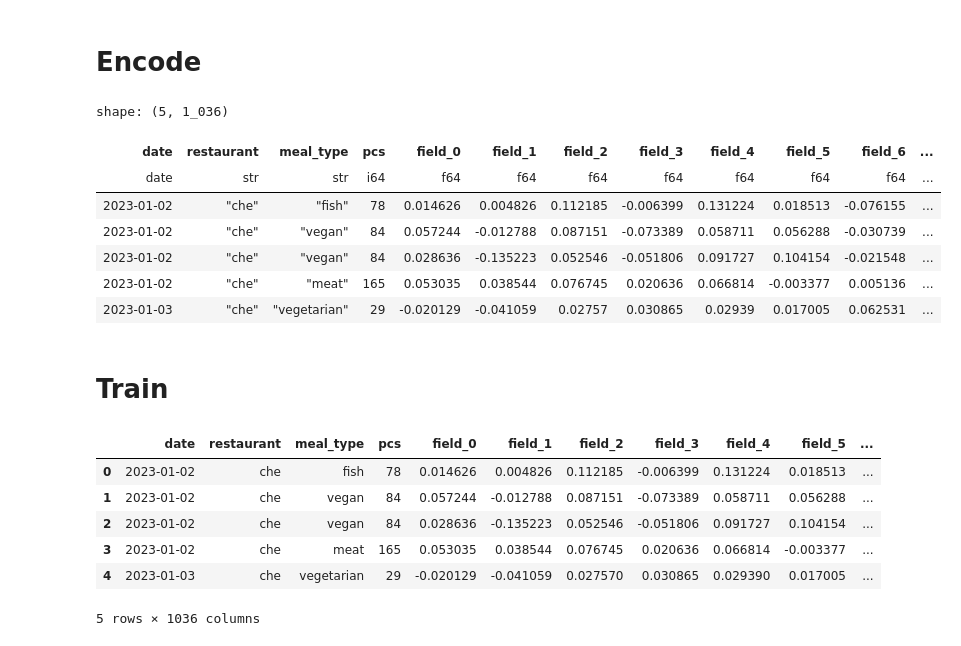
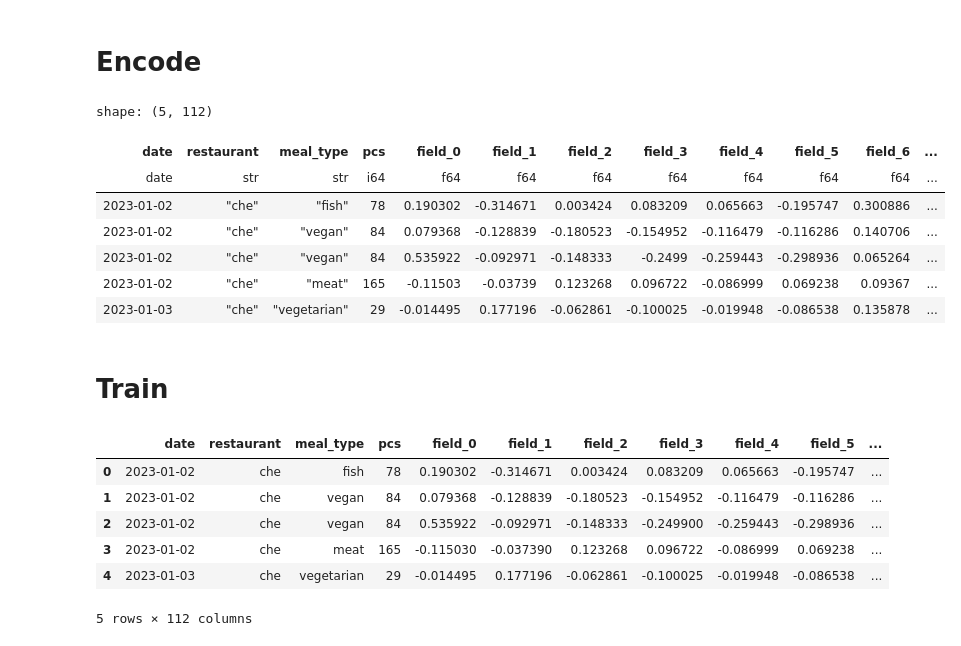
Before and after one commit to Food-Waste-Optimization/Food-Waste-Optimization, a Jupyter notebook: notebooks/forecaster/idea_1_naive_embd.ipynb, the cells around one changed output. Drawn from its saved outputs; the diff is of its cells as text; code cells hidden in the pictures.

```diff
--- a/notebooks/forecaster/idea_1_naive_embd.ipynb
+++ b/notebooks/forecaster/idea_1_naive_embd.ipynb
@@ -106,41 +107,48 @@ pos = pos.with_columns(
 
 
 # Encode datetime
 pos = (
     pos
     .with_columns(
         pl.col('date').dt.weekday().alias('weekday'),
         pl.col('date').dt.day().alias('day'),
         pl.col('date').dt.month().alias('month'),
     )
     .with_columns(
         (pl.col('weekday') * 2 * np.pi / 7).sin().alias('weekday_sin'),
         (pl.col('weekday') * 2 * np.pi / 7).cos().alias('weekday_cos'),
         (pl.col('day') * 2 * np.pi / 31).sin().alias('day_sin'),
         (pl.col('day') * 2 * np.pi / 31).cos().alias('day_cos'),
         (pl.col('month') * 2 * np.pi / 12).sin().alias('month_sin'),
         (pl.col('month') * 2 * np.pi / 12).cos().alias('month_cos'),
     )
     .drop('weekday', 'day', 'month')
 )
 
 
 
-# Convert embedding vector to column
-pos = pos.with_columns(pl.col("embedding").list.to_struct()).unnest("embedding")
+# Convert embedding vector to column with PCA
+# pos = pos.with_columns(pl.col("embedding").list.to_struct()).unnest("embedding")
+features = pos.select(pl.col("embedding").list.to_struct()).unnest("embedding")
+features_scaled = PCA(n_components=100).fit_transform(features)
+pos = (
+    pos
+    .with_columns(pl.Series('embedding', values=features_scaled).arr.to_struct())
+    .unnest("embedding")
+)
 
 
 
 pos.head()
 # %% [output]
-shape: (5, 1_036)
+shape: (5, 112)
 | date | restaurant | meal_type | pcs | field_0 | field_1 | field_2 | field_3 | field_4 | field_5 | field_6 | ... |
 | date | str | str | i64 | f64 | f64 | f64 | f64 | f64 | f64 | f64 | ... |
-| 2023-01-02 | "che" | "fish" | 78 | 0.014626 | 0.004826 | 0.112185 | -0.006399 | 0.131224 | 0.018513 | -0.076155 | ... |
-| 2023-01-02 | "che" | "vegan" | 84 | 0.057244 | -0.012788 | 0.087151 | -0.073389 | 0.058711 | 0.056288 | -0.030739 | ... |
-| 2023-01-02 | "che" | "vegan" | 84 | 0.028636 | -0.135223 | 0.052546 | -0.051806 | 0.091727 | 0.104154 | -0.021548 | ... |
-| 2023-01-02 | "che" | "meat" | 165 | 0.053035 | 0.038544 | 0.076745 | 0.020636 | 0.066814 | -0.003377 | 0.005136 | ... |
-| 2023-01-03 | "che" | "vegetarian" | 29 | -0.020129 | -0.041059 | 0.02757 | 0.030865 | 0.02939 | 0.017005 | 0.062531 | ... |
+| 2023-01-02 | "che" | "fish" | 78 | 0.190302 | -0.314671 | 0.003424 | 0.083209 | 0.065663 | -0.195747 | 0.300886 | ... |
+| 2023-01-02 | "che" | "vegan" | 84 | 0.079368 | -0.128839 | -0.180523 | -0.154952 | -0.116479 | -0.116286 | 0.140706 | ... |
+| 2023-01-02 | "che" | "vegan" | 84 | 0.535922 | -0.092971 | -0.148333 | -0.2499 | -0.259443 | -0.298936 | 0.065264 | ... |
+| 2023-01-02 | "che" | "meat" | 165 | -0.11503 | -0.03739 | 0.123268 | 0.096722 | -0.086999 | 0.069238 | 0.09367 | ... |
+| 2023-01-03 | "che" | "vegetarian" | 29 | -0.014495 | 0.177196 | -0.062861 | -0.100025 | -0.019948 | -0.086538 | 0.135878 | ... |
 # %% [markdown]
 # Train
 # %%
@@ -151,12 +159,12 @@ pos_val = pos.filter(pl.col('date') >= pl.lit(CUTOFF_DATE).str.to_datetime()).to
 pos_train.head()
 # %% [output]
 |  | date | restaurant | meal_type | pcs | field_0 | field_1 | field_2 | field_3 | field_4 | field_5 | ... |
-| 0 | 2023-01-02 | che | fish | 78 | 0.014626 | 0.004826 | 0.112185 | -0.006399 | 0.131224 | 0.018513 | ... |
-| 1 | 2023-01-02 | che | vegan | 84 | 0.057244 | -0.012788 | 0.087151 | -0.073389 | 0.058711 | 0.056288 | ... |
-| 2 | 2023-01-02 | che | vegan | 84 | 0.028636 | -0.135223 | 0.052546 | -0.051806 | 0.091727 | 0.104154 | ... |
-| 3 | 2023-01-02 | che | meat | 165 | 0.053035 | 0.038544 | 0.076745 | 0.020636 | 0.066814 | -0.003377 | ... |
-| 4 | 2023-01-03 | che | vegetarian | 29 | -0.020129 | -0.041059 | 0.027570 | 0.030865 | 0.029390 | 0.017005 | ... |
+| 0 | 2023-01-02 | che | fish | 78 | 0.190302 | -0.314671 | 0.003424 | 0.083209 | 0.065663 | -0.195747 | ... |
+| 1 | 2023-01-02 | che | vegan | 84 | 0.079368 | -0.128839 | -0.180523 | -0.154952 | -0.116479 | -0.116286 | ... |
+| 2 | 2023-01-02 | che | vegan | 84 | 0.535922 | -0.092971 | -0.148333 | -0.249900 | -0.259443 | -0.298936 | ... |
+| 3 | 2023-01-02 | che | meat | 165 | -0.115030 | -0.037390 | 0.123268 | 0.096722 | -0.086999 | 0.069238 | ... |
+| 4 | 2023-01-03 | che | vegetarian | 29 | -0.014495 | 0.177196 | -0.062861 | -0.100025 | -0.019948 | -0.086538 | ... |
-5 rows × 1036 columns
+5 rows × 112 columns
 # %%
 cols_X = [
     'restaurant_enc',
```
Also changed, not shown: parts of 9 cells of this notebook, 1 other file.
